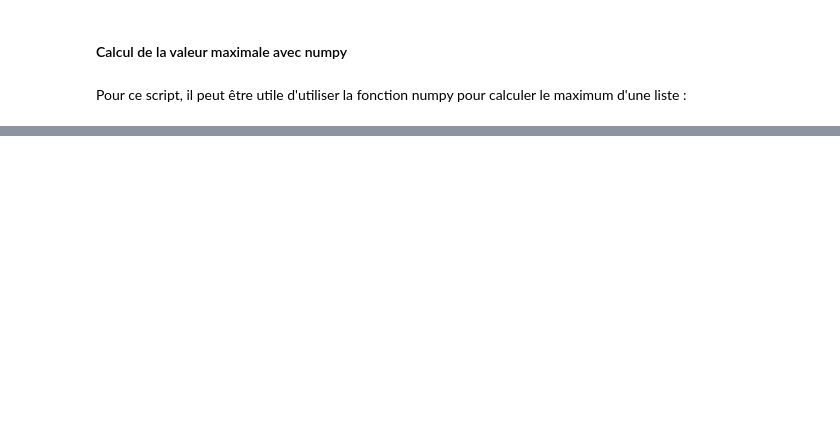
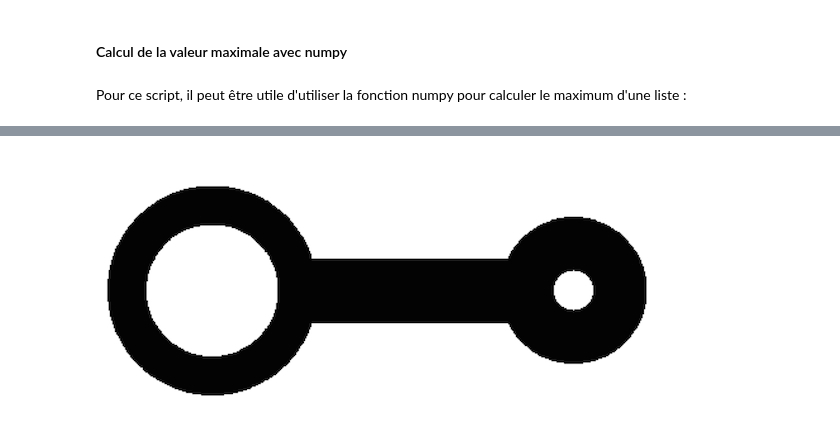
Before and after one commit to ecalzavarini/python-at-polytech-lille, a Jupyter notebook: Python-TP2-2014.ipynb, the cells around one changed output, grey strips where cells are left out. Drawn from its saved outputs; the diff is of its cells as text; code cells hidden in the pictures; blank space fills up the shorter version.

```diff
--- a/Python-TP2-2014.ipynb
+++ b/Python-TP2-2014.ipynb
@@ -213,0 +249,5 @@ Pour ce script, il peut être utile d'utiliser la fonction numpy pour calculer l
+# %%
+from IPython.display import Image
+Image(filename='bielle.jpg')
+# %% [output]
+[figure, added]
```
Also changed, not shown: parts of 32 cells of this notebook, 1 other file.
